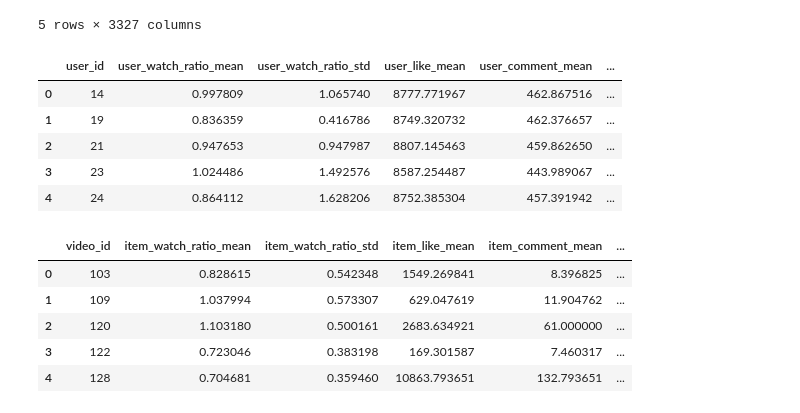
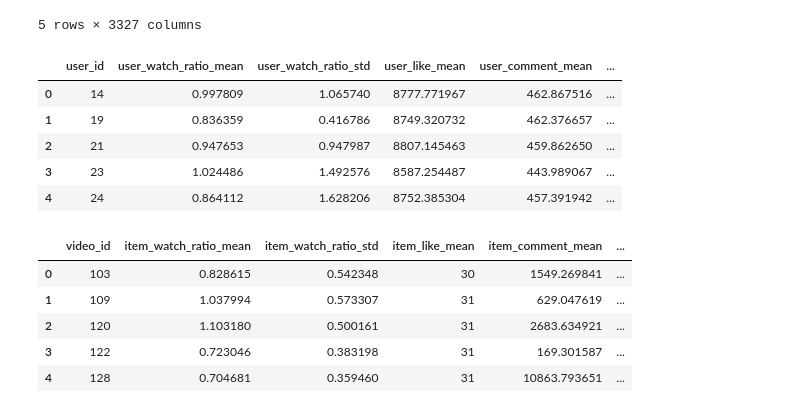
Before and after one commit to aygoun/FinalProject_2025_Armand_BLIN, a Jupyter notebook: notebooks/02_finding_feature_eng.ipynb, the cells around one changed output. Drawn from its saved outputs; the diff is of its cells as text; code cells hidden in the pictures.

```diff
--- a/notebooks/02_finding_feature_eng.ipynb
+++ b/notebooks/02_finding_feature_eng.ipynb
@@ -50,36 +65,37 @@ user_agg.columns = [
 ]
 user_agg = user_agg.reset_index()
 
 # Item-level aggregates
 item_agg = merged.groupby("video_id").agg(
     {
-        "watch_ratio": ["mean", "std"],
+        "watch_ratio": ["mean", "std", "count"],
         "like_cnt": "mean",
         "comment_cnt": "mean",
         "share_cnt": "mean",
     }
 )
 item_agg.columns = [
     "item_watch_ratio_mean",
     "item_watch_ratio_std",
     "item_like_mean",
     "item_comment_mean",
     "item_share_mean",
+    "item_watch_ratio_count",
 ]
 item_agg = item_agg.reset_index()
 
 display(user_agg.head())
 display(item_agg.head())
 # %% [output]
 |  | user_id | user_watch_ratio_mean | user_watch_ratio_std | user_like_mean | user_comment_mean | ... |
 | 0 | 14 | 0.997809 | 1.065740 | 8777.771967 | 462.867516 | ... |
 | 1 | 19 | 0.836359 | 0.416786 | 8749.320732 | 462.376657 | ... |
 | 2 | 21 | 0.947653 | 0.947987 | 8807.145463 | 459.862650 | ... |
 | 3 | 23 | 1.024486 | 1.492576 | 8587.254487 | 443.989067 | ... |
 | 4 | 24 | 0.864112 | 1.628206 | 8752.385304 | 457.391942 | ... |
 |  | video_id | item_watch_ratio_mean | item_watch_ratio_std | item_like_mean | item_comment_mean | ... |
-| 0 | 103 | 0.828615 | 0.542348 | 1549.269841 | 8.396825 | ... |
-| 1 | 109 | 1.037994 | 0.573307 | 629.047619 | 11.904762 | ... |
-| 2 | 120 | 1.103180 | 0.500161 | 2683.634921 | 61.000000 | ... |
-| 3 | 122 | 0.723046 | 0.383198 | 169.301587 | 7.460317 | ... |
-| 4 | 128 | 0.704681 | 0.359460 | 10863.793651 | 132.793651 | ... |
+| 0 | 103 | 0.828615 | 0.542348 | 30 | 1549.269841 | ... |
+| 1 | 109 | 1.037994 | 0.573307 | 31 | 629.047619 | ... |
+| 2 | 120 | 1.103180 | 0.500161 | 31 | 2683.634921 | ... |
+| 3 | 122 | 0.723046 | 0.383198 | 31 | 169.301587 | ... |
+| 4 | 128 | 0.704681 | 0.359460 | 31 | 10863.793651 | ... |
```
Also changed, not shown: parts of 9 cells of this notebook, 9 other files.
